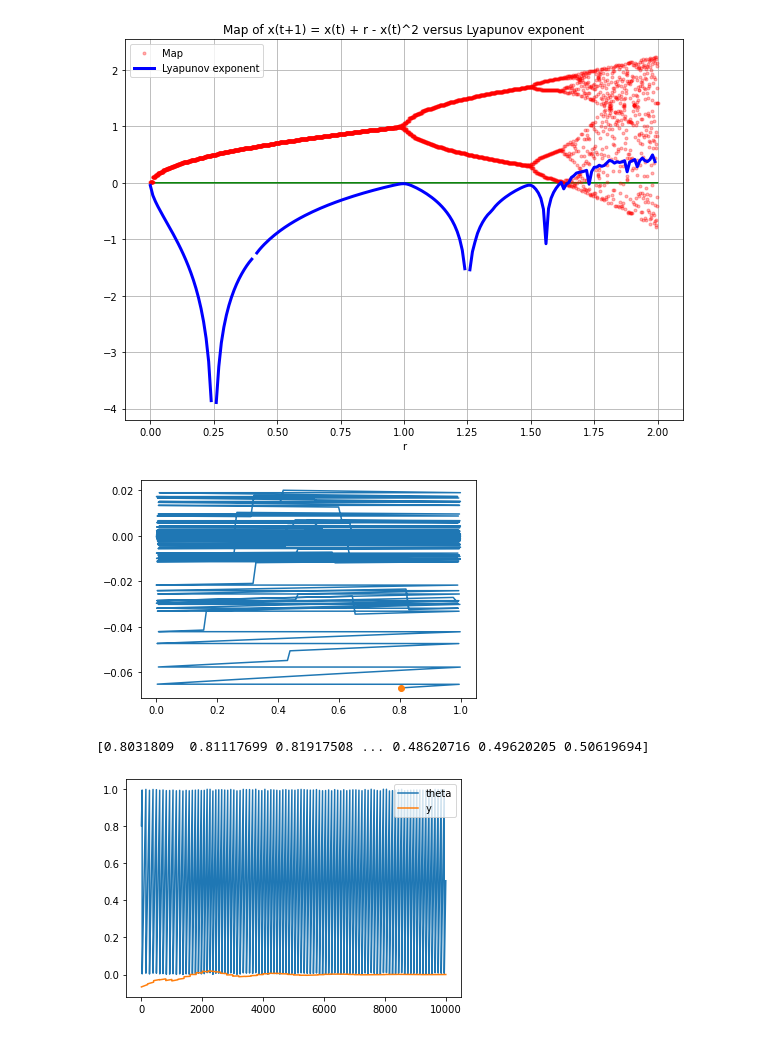
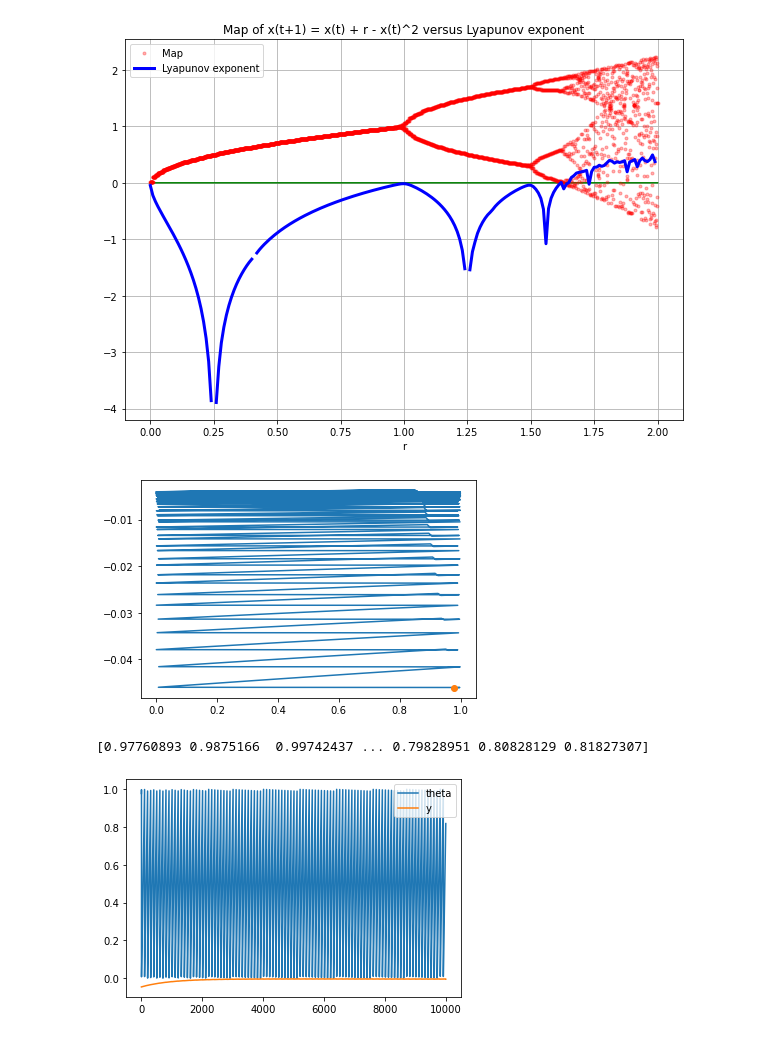
Before and after one commit to KatieJ16/AMATH_575_Project, a Jupyter notebook: Study 1.ipynb, the cells around one changed output. Drawn from its saved outputs; the diff is of its cells as text; code cells hidden in the pictures.

```diff
--- a/Study 1.ipynb
+++ b/Study 1.ipynb
@@ -55,37 +55,40 @@ def H(theta):
 theta_0 = np.random.uniform(0,1)
 y_0 = np.random.uniform(-0.1, 0.1)
 
 #pick parameters
-sigma = 3.0#0.2 #shear
+sigma = 0.2 #shear
 lam = 0.1 #damping
-A = 1.#0.1 #kick amplitude
+A = 0.1 #kick amplitude
 T = 2 #time interval of kicks
 dt = 0.01 #time step size
 n_steps = 10000 #number of timesteps
 
 theta = np.zeros(n_steps+1)
 y = np.zeros(n_steps+1)
 theta[0] = theta_0
 y[0] = y_0
 
+#doing Euler's method for study 1
+for i in range(n_steps):
+    theta[i+1] = (theta[i] + (1 + sigma*y[i])*dt) % 1 #need the mod because we say inside [0,1]
 
-for i in range(n_steps):
-    theta[i+1] = (theta[i] + (1 + sigma*y[i])*dt) % 1
     if (i+1)*dt % T == 0: #if you have kick
         y[i+1] = y[i] + (-lam*y[i] + A*H(theta[i]))*dt
     else: #no kick
         y[i+1] = y[i] + (-lam*y[i])*dt
 
+
+#plotting a few things to see what's going on
 plt.plot(theta, y)
 plt.plot(theta_0, y_0, "o", linewidth = 4)
 plt.show()
 
 plt.figure()
 plt.plot(theta, label = "theta")
 plt.plot(y, label = "y")
 plt.legend()
 print(theta)
 # %% [output]
-[figure, old version]
+[figure, new version]
-[0.8031809  0.81117699 0.81917508 ... 0.48620716 0.49620205 0.50619694]
+[0.97760893 0.9875166  0.99742437 ... 0.79828951 0.80828129 0.81827307]
-[figure, old version]
+[figure, new version]
```
